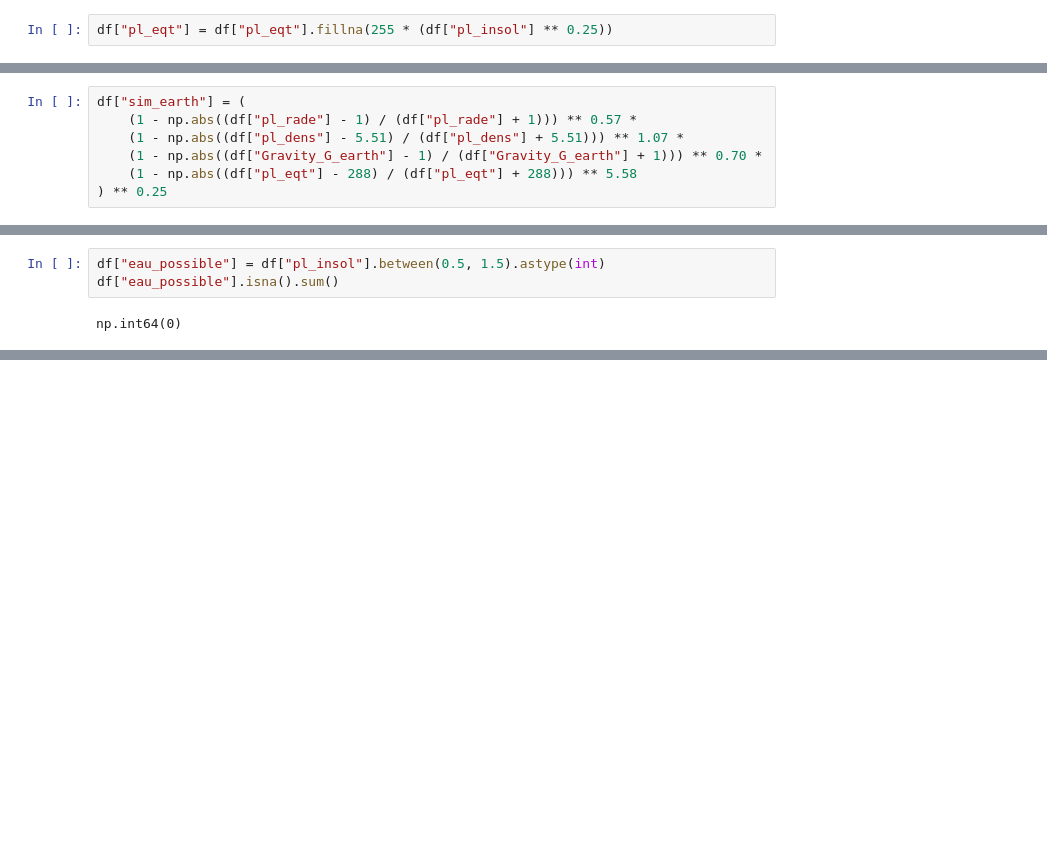
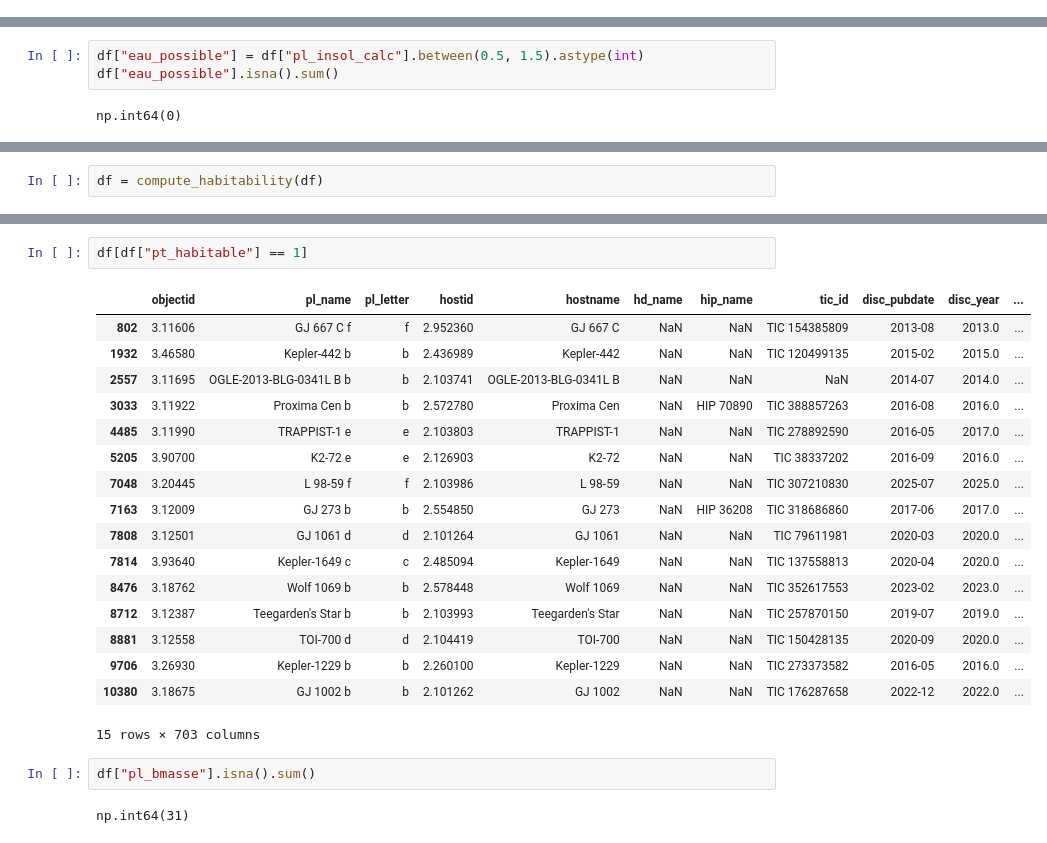
Before and after one commit to dylanmalis-collab/Exoplanet_Life, a Jupyter notebook: Jupiter-création colonne.ipynb, the cells around one changed output, grey strips where cells are left out. Saved outputs shown, nothing was run; the diff lists cells and outputs as text; blank space fills up the shorter version.

```diff
--- a/Jupiter-création colonne.ipynb
+++ b/Jupiter-création colonne.ipynb
@@ -396,3 +467 @@ np.int64(534)
-# %%
-df["pl_eqt"] = df["pl_eqt"].fillna(255 * (df["pl_insol"] ** 0.25))
 # %%
@@ -402,10 +471,3 @@ np.int64(863)
-# %%
-df["sim_earth"] = (
-    (1 - np.abs((df["pl_rade"] - 1) / (df["pl_rade"] + 1))) ** 0.57 *
-    (1 - np.abs((df["pl_dens"] - 5.51) / (df["pl_dens"] + 5.51))) ** 1.07 *
-    (1 - np.abs((df["Gravity_G_earth"] - 1) / (df["Gravity_G_earth"] + 1))) ** 0.70 *
-    (1 - np.abs((df["pl_eqt"] - 288) / (df["pl_eqt"] + 288))) ** 5.58
-) ** 0.25
 # %%
 df["sim_earth"].isna().sum()
 # %% [output]
@@ -413,5 +475,5 @@ np.int64(911)
 # %%
-df["eau_possible"] = df["pl_insol"].between(0.5, 1.5).astype(int)
+df["eau_possible"] = df["pl_insol_calc"].between(0.5, 1.5).astype(int)
 df["eau_possible"].isna().sum()
 # %% [output]
 np.int64(0)
@@ -546,0 +669,2 @@ def compute_habitability(df):
+# %%
+df = compute_habitability(df)
@@ -546,0 +689,24 @@ def compute_habitability(df):
+# %%
+df[df["pt_habitable"] == 1]
+# %% [output]
+|  | objectid | pl_name | pl_letter | hostid | hostname | hd_name | hip_name | tic_id | disc_pubdate | disc_year | ... |
+| 802 | 3.11606 | GJ 667 C f | f | 2.952360 | GJ 667 C | NaN | NaN | TIC 154385809 | 2013-08 | 2013.0 | ... |
+| 1932 | 3.46580 | Kepler-442 b | b | 2.436989 | Kepler-442 | NaN | NaN | TIC 120499135 | 2015-02 | 2015.0 | ... |
+| 2557 | 3.11695 | OGLE-2013-BLG-0341L B b | b | 2.103741 | OGLE-2013-BLG-0341L B | NaN | NaN | NaN | 2014-07 | 2014.0 | ... |
+| 3033 | 3.11922 | Proxima Cen b | b | 2.572780 | Proxima Cen | NaN | HIP 70890 | TIC 388857263 | 2016-08 | 2016.0 | ... |
+| 4485 | 3.11990 | TRAPPIST-1 e | e | 2.103803 | TRAPPIST-1 | NaN | NaN | TIC 278892590 | 2016-05 | 2017.0 | ... |
+| 5205 | 3.90700 | K2-72 e | e | 2.126903 | K2-72 | NaN | NaN | TIC 38337202 | 2016-09 | 2016.0 | ... |
+| 7048 | 3.20445 | L 98-59 f | f | 2.103986 | L 98-59 | NaN | NaN | TIC 307210830 | 2025-07 | 2025.0 | ... |
+| 7163 | 3.12009 | GJ 273 b | b | 2.554850 | GJ 273 | NaN | HIP 36208 | TIC 318686860 | 2017-06 | 2017.0 | ... |
+| 7808 | 3.12501 | GJ 1061 d | d | 2.101264 | GJ 1061 | NaN | NaN | TIC 79611981 | 2020-03 | 2020.0 | ... |
+| 7814 | 3.93640 | Kepler-1649 c | c | 2.485094 | Kepler-1649 | NaN | NaN | TIC 137558813 | 2020-04 | 2020.0 | ... |
+| 8476 | 3.18762 | Wolf 1069 b | b | 2.578448 | Wolf 1069 | NaN | NaN | TIC 352617553 | 2023-02 | 2023.0 | ... |
+| 8712 | 3.12387 | Teegarden's Star b | b | 2.103993 | Teegarden's Star | NaN | NaN | TIC 257870150 | 2019-07 | 2019.0 | ... |
+| 8881 | 3.12558 | TOI-700 d | d | 2.104419 | TOI-700 | NaN | NaN | TIC 150428135 | 2020-09 | 2020.0 | ... |
+| 9706 | 3.26930 | Kepler-1229 b | b | 2.260100 | Kepler-1229 | NaN | NaN | TIC 273373582 | 2016-05 | 2016.0 | ... |
+| 10380 | 3.18675 | GJ 1002 b | b | 2.101262 | GJ 1002 | NaN | NaN | TIC 176287658 | 2022-12 | 2022.0 | ... |
+15 rows × 703 columns
+# %%
+df["pl_bmasse"].isna().sum()
+# %% [output]
+np.int64(31)
```
Also changed, not shown: parts of 74 cells of this notebook, 1 other file.
